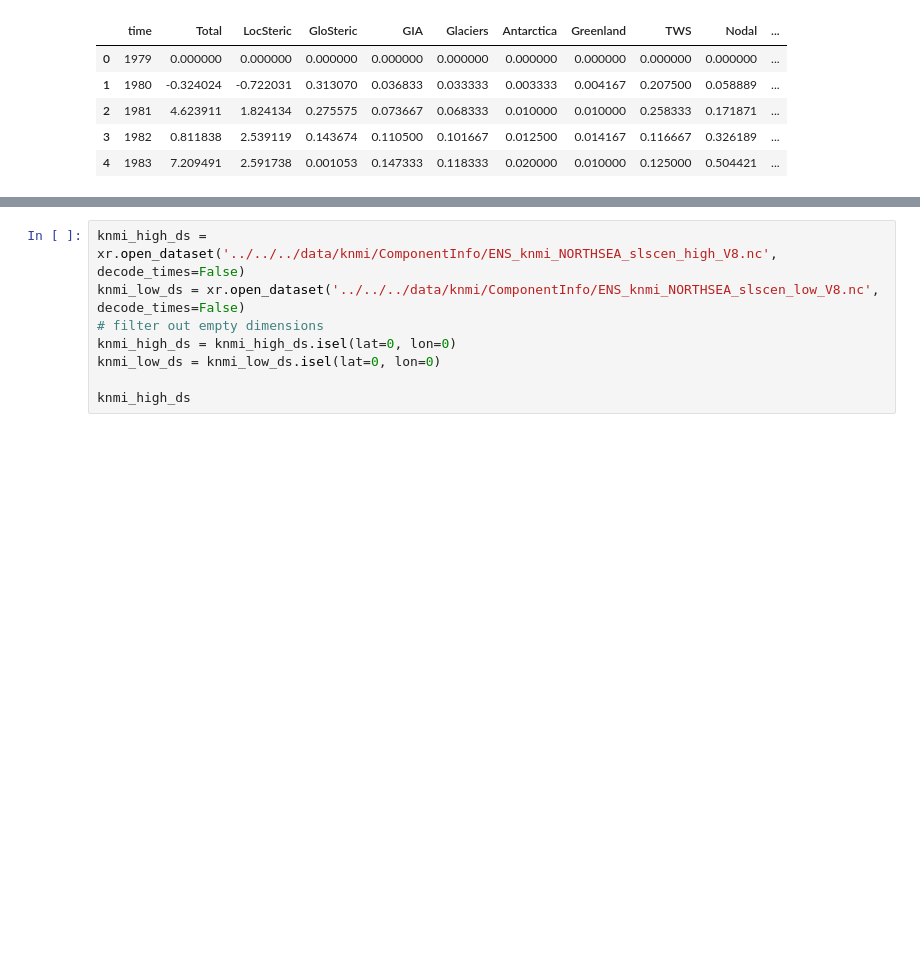
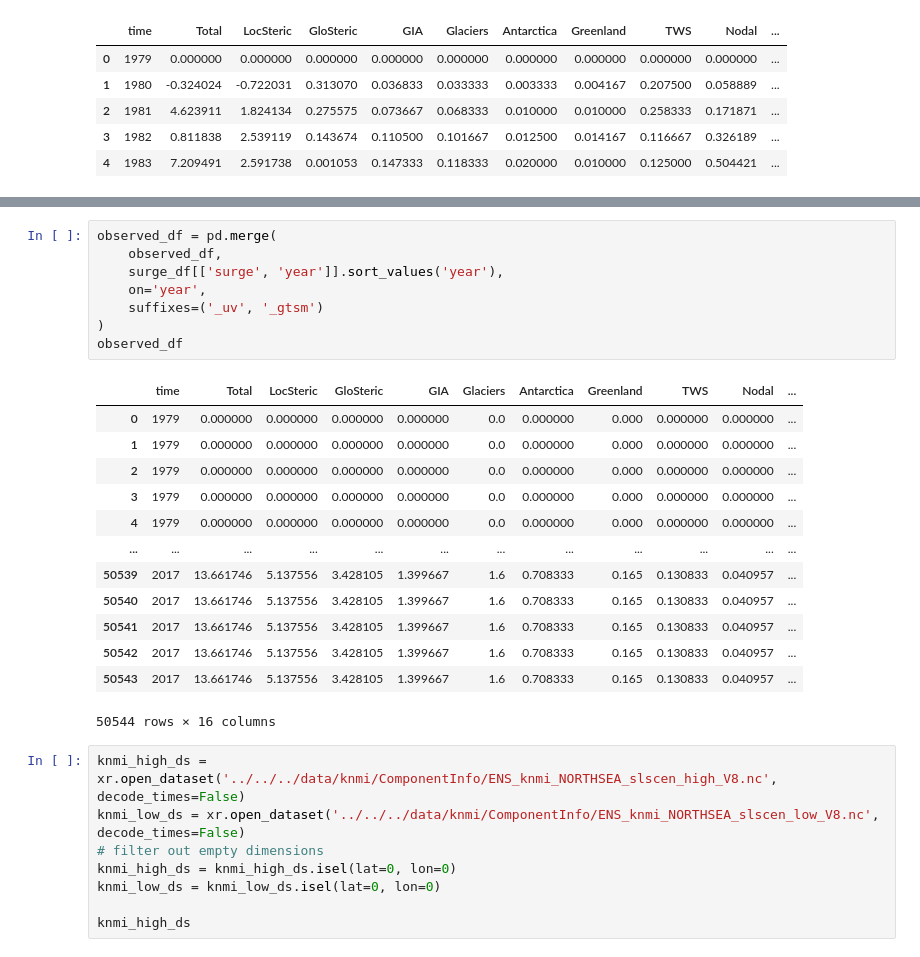
Before and after one commit to openearth/sealevel, a Jupyter notebook: notebooks/analysis/budget/knmi-budget.ipynb, the cells around one changed output, grey strips where cells are left out. Drawn from its saved outputs; the diff is of its cells as text; blank space fills up the shorter version.

```diff
--- a/notebooks/analysis/budget/knmi-budget.ipynb
+++ b/notebooks/analysis/budget/knmi-budget.ipynb
@@ -42,3 +51,25 @@ observed_df.head()
+# %%
+observed_df = pd.merge(
+    observed_df,
+    surge_df[['surge', 'year']].sort_values('year'),
+    on='year',
+    suffixes=('_uv', '_gtsm')
+)
+observed_df
+# %% [output]
+|  | time | Total | LocSteric | GloSteric | GIA | Glaciers | Antarctica | Greenland | TWS | Nodal | ... |
+| 0 | 1979 | 0.000000 | 0.000000 | 0.000000 | 0.000000 | 0.0 | 0.000000 | 0.000 | 0.000000 | 0.000000 | ... |
+| 1 | 1979 | 0.000000 | 0.000000 | 0.000000 | 0.000000 | 0.0 | 0.000000 | 0.000 | 0.000000 | 0.000000 | ... |
+| 2 | 1979 | 0.000000 | 0.000000 | 0.000000 | 0.000000 | 0.0 | 0.000000 | 0.000 | 0.000000 | 0.000000 | ... |
+| 3 | 1979 | 0.000000 | 0.000000 | 0.000000 | 0.000000 | 0.0 | 0.000000 | 0.000 | 0.000000 | 0.000000 | ... |
+| 4 | 1979 | 0.000000 | 0.000000 | 0.000000 | 0.000000 | 0.0 | 0.000000 | 0.000 | 0.000000 | 0.000000 | ... |
+| ... | ... | ... | ... | ... | ... | ... | ... | ... | ... | ... | ... |
+| 50539 | 2017 | 13.661746 | 5.137556 | 3.428105 | 1.399667 | 1.6 | 0.708333 | 0.165 | 0.130833 | 0.040957 | ... |
+| 50540 | 2017 | 13.661746 | 5.137556 | 3.428105 | 1.399667 | 1.6 | 0.708333 | 0.165 | 0.130833 | 0.040957 | ... |
+| 50541 | 2017 | 13.661746 | 5.137556 | 3.428105 | 1.399667 | 1.6 | 0.708333 | 0.165 | 0.130833 | 0.040957 | ... |
+| 50542 | 2017 | 13.661746 | 5.137556 | 3.428105 | 1.399667 | 1.6 | 0.708333 | 0.165 | 0.130833 | 0.040957 | ... |
+| 50543 | 2017 | 13.661746 | 5.137556 | 3.428105 | 1.399667 | 1.6 | 0.708333 | 0.165 | 0.130833 | 0.040957 | ... |
+50544 rows × 16 columns
 # %%
 knmi_high_ds = xr.open_dataset('../../../data/knmi/ComponentInfo/ENS_knmi_NORTHSEA_slscen_high_V8.nc', decode_times=False)
 knmi_low_ds = xr.open_dataset('../../../data/knmi/ComponentInfo/ENS_knmi_NORTHSEA_slscen_low_V8.nc', decode_times=False)
```
Also changed, not shown: parts of 4 cells of this notebook.
